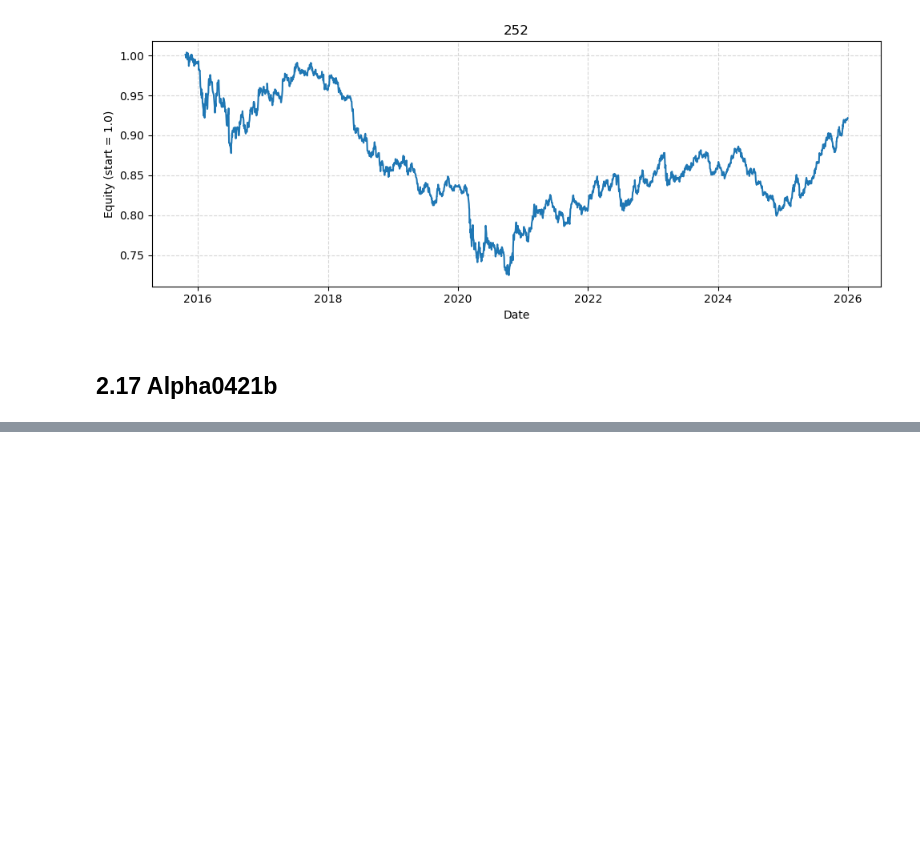
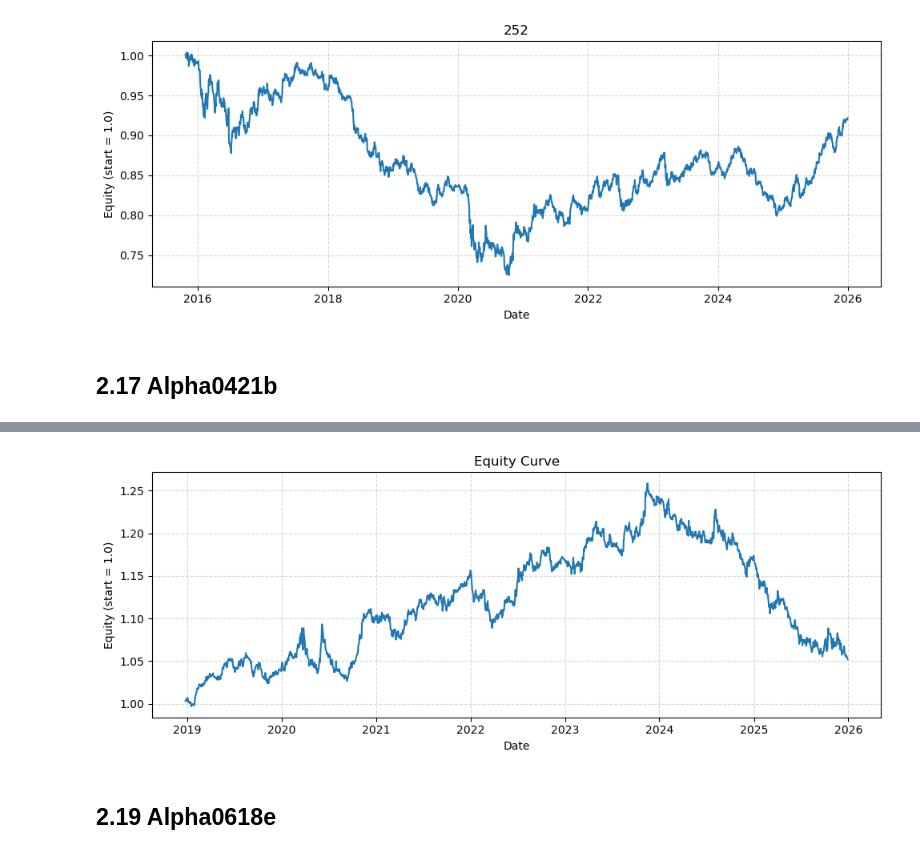
Before and after one commit to Yzc20060417/Multi-Factor-Equities-Investing, a Jupyter notebook: notebooks/Single Factor Testing.ipynb, the cells around one changed output, grey strips where cells are left out. Saved outputs shown, nothing was run; the diff lists cells and outputs as text; code cells hidden in the pictures; blank space fills up the shorter version.

```diff
--- a/notebooks/Single Factor Testing.ipynb
+++ b/notebooks/Single Factor Testing.ipynb
@@ -739,0 +753,9 @@ TypeError: boolean value of NA is ambiguous
+# %%
+alpha18 = alpha_0403c(volume_df,sharesout_df)
+# %%
+alpha_panel18 = alpha18
+alpha_panel18 = alpha_panel18.iloc[:-1, :]
+
+# Apply weights and compute pnl
+weights18 = alpha_panel18.apply(make_weights, axis=1)
+daily_pnl18 = ((weights18 * fwd_ret).sum(axis=1).fillna(0.0))
@@ -739,0 +774,6 @@ TypeError: boolean value of NA is ambiguous
+# %%
+plot_equity_curve(daily_pnl18,'Equity Curve')
+# %% [output]
+[figure, added]
+# %% [markdown]
+## 2.19 Alpha0618e
```
Also changed, not shown: parts of 31 cells of this notebook, 2 other files.
